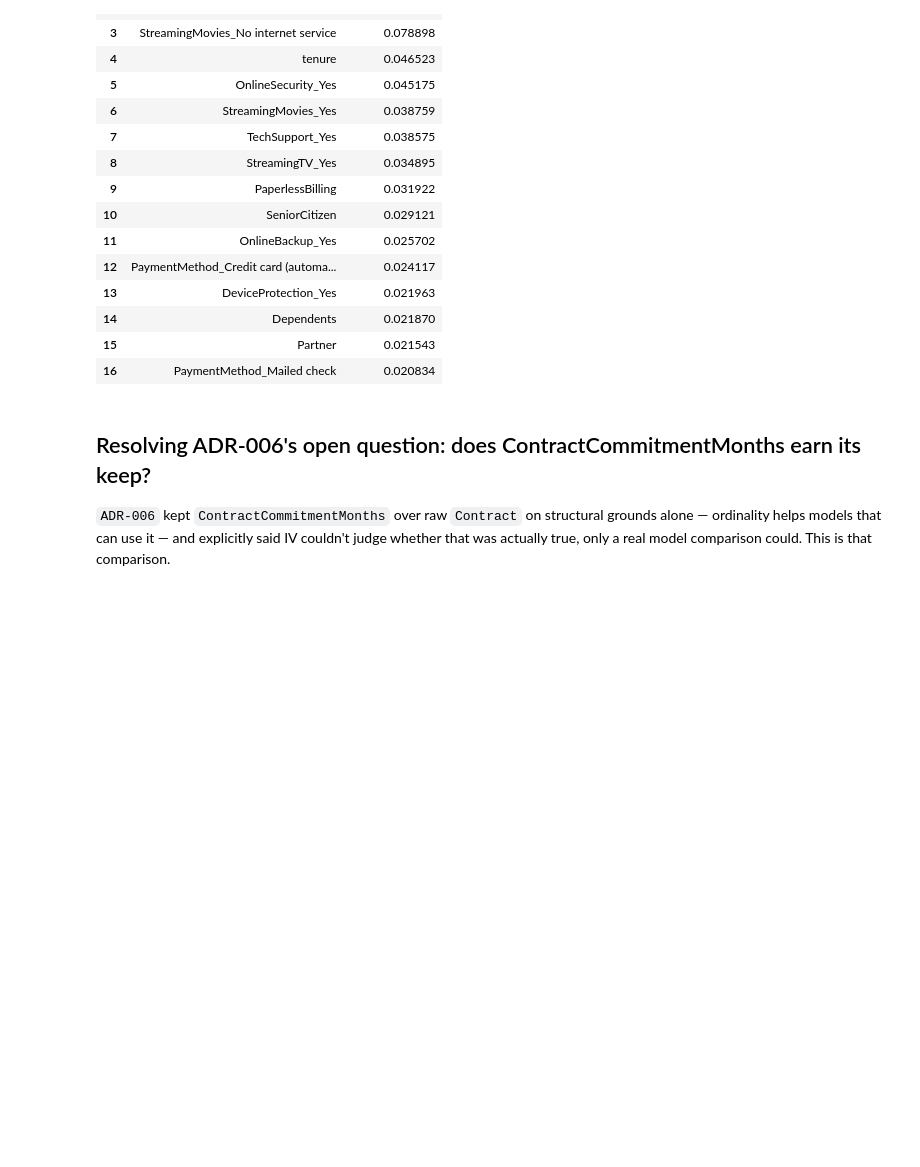
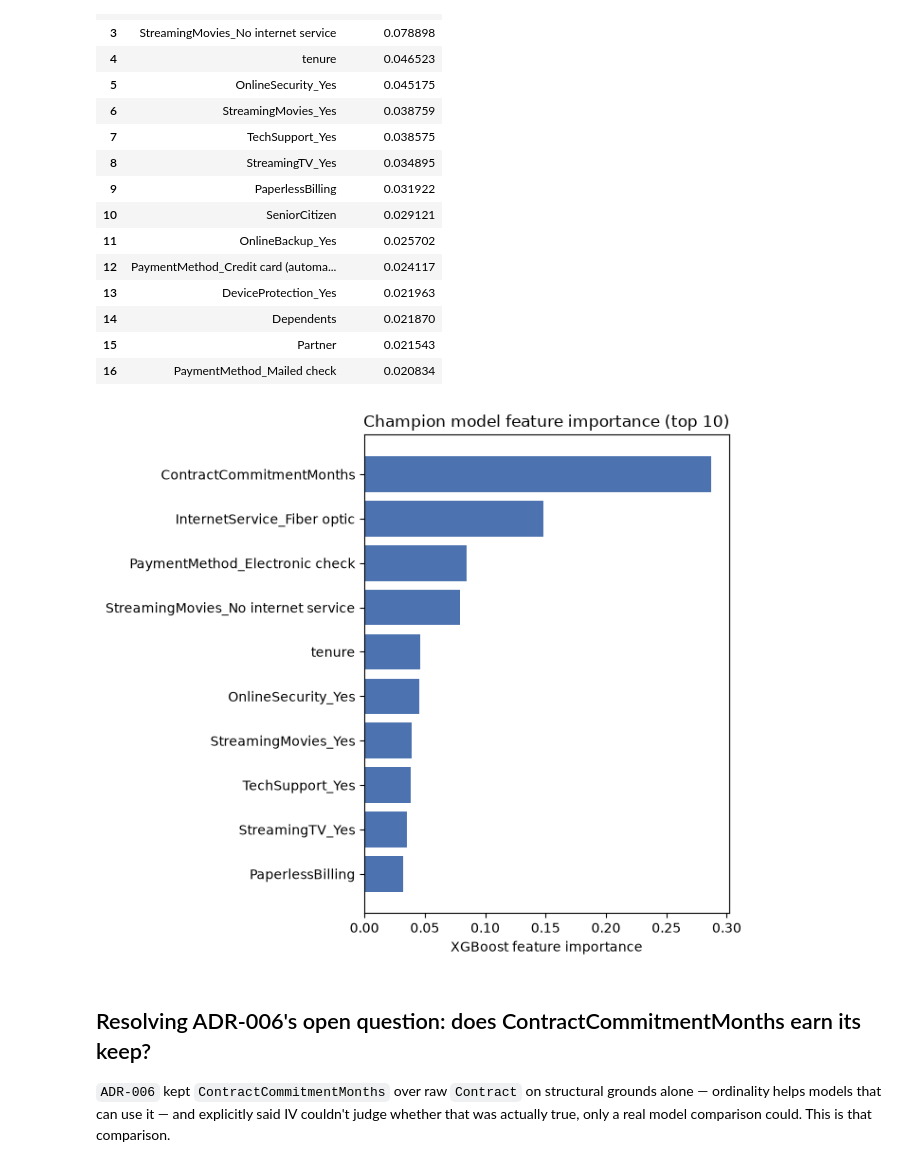
Before and after one commit to kashish-sachdeva-ds/retentionai, a Jupyter notebook: notebooks/07_champion_model.ipynb, the cells around one changed output. Drawn from its saved outputs; the diff is of its cells as text; code cells hidden in the pictures; blank space fills up the shorter version.

```diff
--- a/notebooks/07_champion_model.ipynb
+++ b/notebooks/07_champion_model.ipynb
@@ -111,6 +123,16 @@ importance
 | 14 | Dependents | 0.021870 |
 | 15 | Partner | 0.021543 |
 | 16 | PaymentMethod_Mailed check | 0.020834 |
+# %%
+fig, ax = plt.subplots(figsize=(7, 6))
+top = importance.head(10).iloc[::-1]
+ax.barh(top["feature"], top["xgb_importance"], color="#4C72B0")
+ax.set_xlabel("XGBoost feature importance")
+ax.set_title("Champion model feature importance (top 10)")
+plt.tight_layout()
+plt.show()
+# %% [output]
+[figure, added]
 # %% [markdown]
 ## Resolving ADR-006's open question: does ContractCommitmentMonths earn its keep?
 
```
Also changed, not shown: parts of 2 cells of this notebook, 1 other file.
